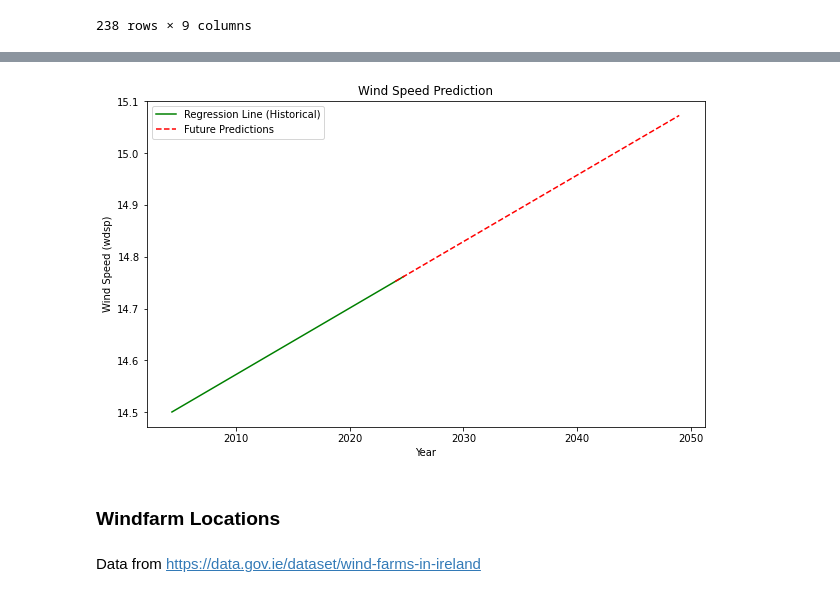
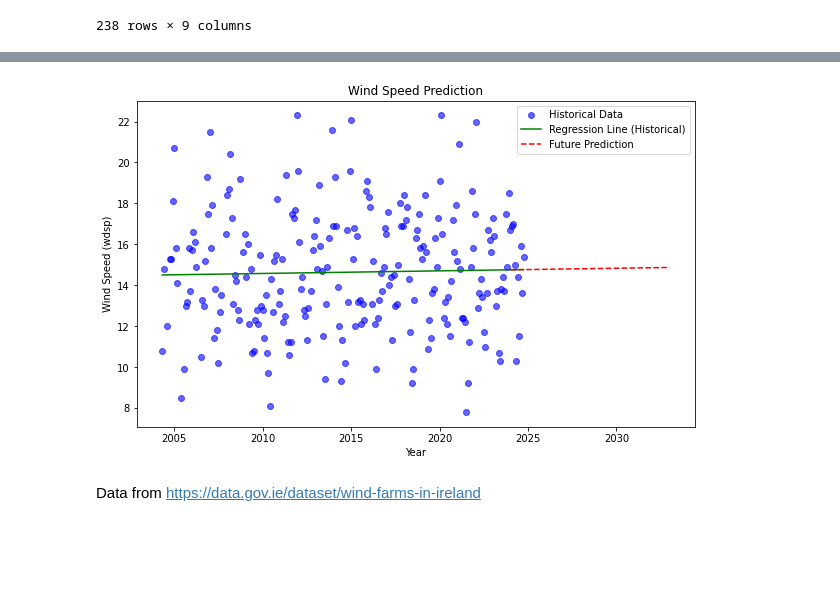
Before and after one commit to holmstead/PFDA, a Jupyter notebook: project/windspeed.ipynb, the cells around one changed output, grey strips where cells are left out. Saved outputs shown, nothing was run; the diff lists cells and outputs as text; code cells hidden in the pictures; blank space fills up the shorter version.

```diff
--- a/project/windspeed.ipynb
+++ b/project/windspeed.ipynb
@@ -266,37 +269,36 @@ dtype: int64
 # %%
-# Prepare the data
-X = combined_wdsp_df[['fractional_year']]  # Feature: year
-y = combined_wdsp_df['wdsp_donegal']    # Target: wind speed
+# select variables to plot
+X = combined_wdsp_df[['fractional_year']]
+y = combined_wdsp_df['wdsp_donegal']
 
-# Train the linear regression model
+# train the linear regression model
 model = LinearRegression()
 model.fit(X, y)
 
-# Predict wind speeds for historical data
+# predict wind speeds for historical data
 historical_predictions = model.predict(X)
 
-# Predict future wind speeds for 2024-2034
-future_years = np.array(range(2024, 2050)).reshape(-1, 1)
+# predict future wind speeds 10 years ahead
+future_years = np.array(range(2024, 2034)).reshape(-1, 1)
 future_predictions = model.predict(future_years)
 
-# Plot the results
+# plot the results
 plt.figure(figsize=(10, 6))
 
-# Historical data and regression line
-#plt.scatter(X, y, label='Historical Data', color='blue', alpha=0.6)
+# plot historical data
+plt.scatter(X, y, label='Historical Data', color='blue', alpha=0.6)
 
+# plot regression line
 plt.plot(X, historical_predictions, color='green', label='Regression Line (Historical)')
 
-# Future predictions
-plt.plot(future_years, future_predictions, color='red', linestyle='--', label='Future Predictions')
+# plot future predictions
+plt.plot(future_years, future_predictions, color='red', linestyle='--', label='Future Prediction')
 
-# Labels and legend
+# decorate the plot
 plt.xlabel('Year')
 plt.ylabel('Wind Speed (wdsp)')
 plt.title('Wind Speed Prediction')
 plt.legend()
 plt.show()
 # %% [output]
-[figure, old version]
+[figure, new version]
-# %% [markdown]
-### Windfarm Locations
```
Also changed, not shown: parts of 6 cells of this notebook.
